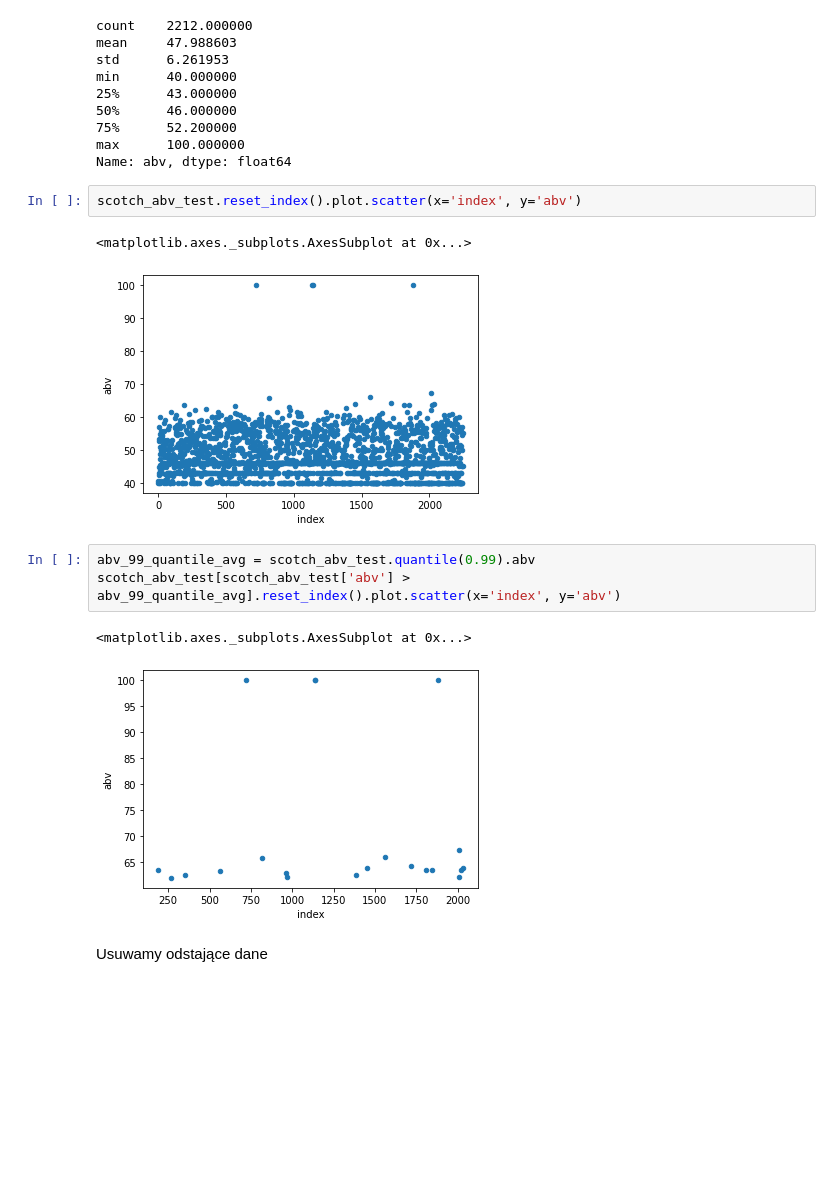
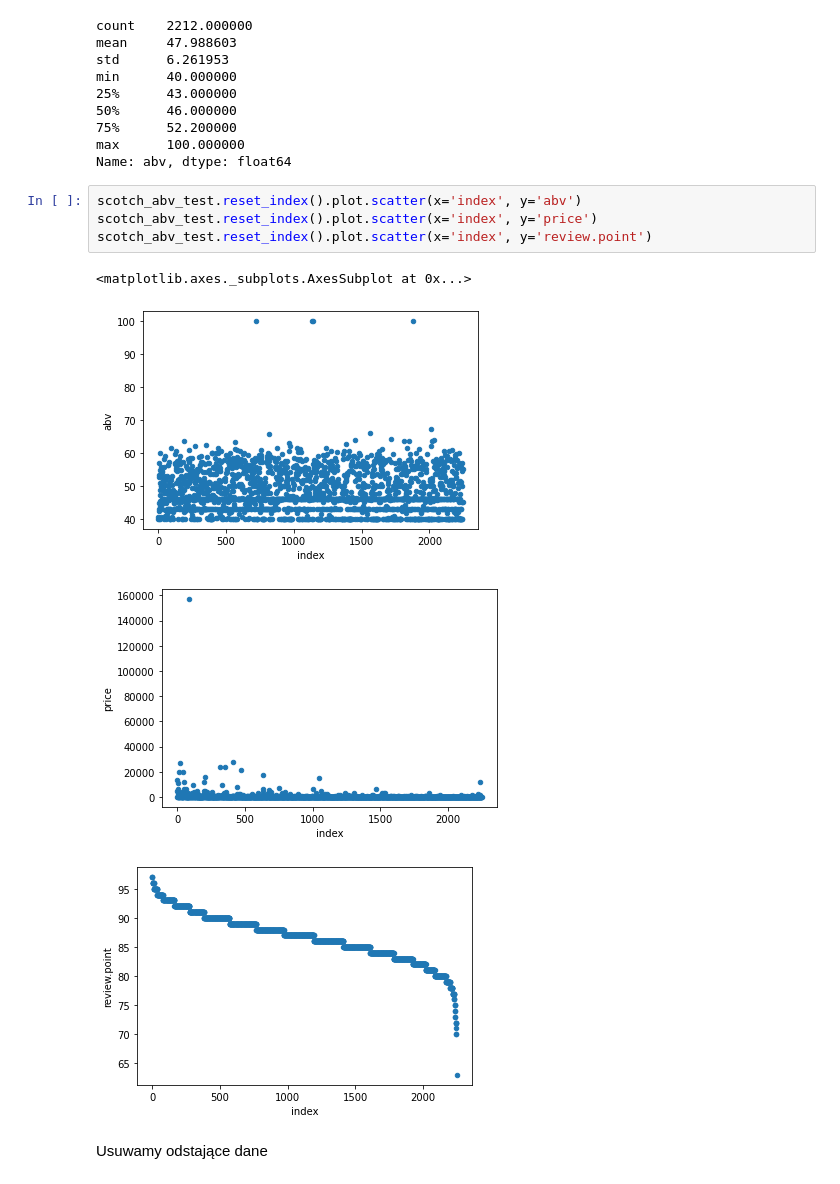
Before and after one commit to lynxoo/ue-wroc-sad, a Jupyter notebook: SAD.ipynb, the cells around one changed output. Drawn from its saved outputs; the diff is of its cells as text; blank space fills up the shorter version.

```diff
--- a/SAD.ipynb
+++ b/SAD.ipynb
@@ -165,15 +138,13 @@ max      100.000000
 Name: abv, dtype: float64
 # %%
 scotch_abv_test.reset_index().plot.scatter(x='index', y='abv')
+scotch_abv_test.reset_index().plot.scatter(x='index', y='price')
+scotch_abv_test.reset_index().plot.scatter(x='index', y='review.point')
 # %% [output]
 <matplotlib.axes._subplots.AxesSubplot at 0x...>
 [figure]
+[figure, added]
+[figure, added]
-# %%
-abv_99_quantile_avg = scotch_abv_test.quantile(0.99).abv
-scotch_abv_test[scotch_abv_test['abv'] > abv_99_quantile_avg].reset_index().plot.scatter(x='index', y='abv')
-# %% [output]
-<matplotlib.axes._subplots.AxesSubplot at 0x...>
-[figure, removed]
 # %% [markdown]
 Usuwamy odstające dane
 # %%
```
Also changed, not shown: parts of 9 cells of this notebook.
